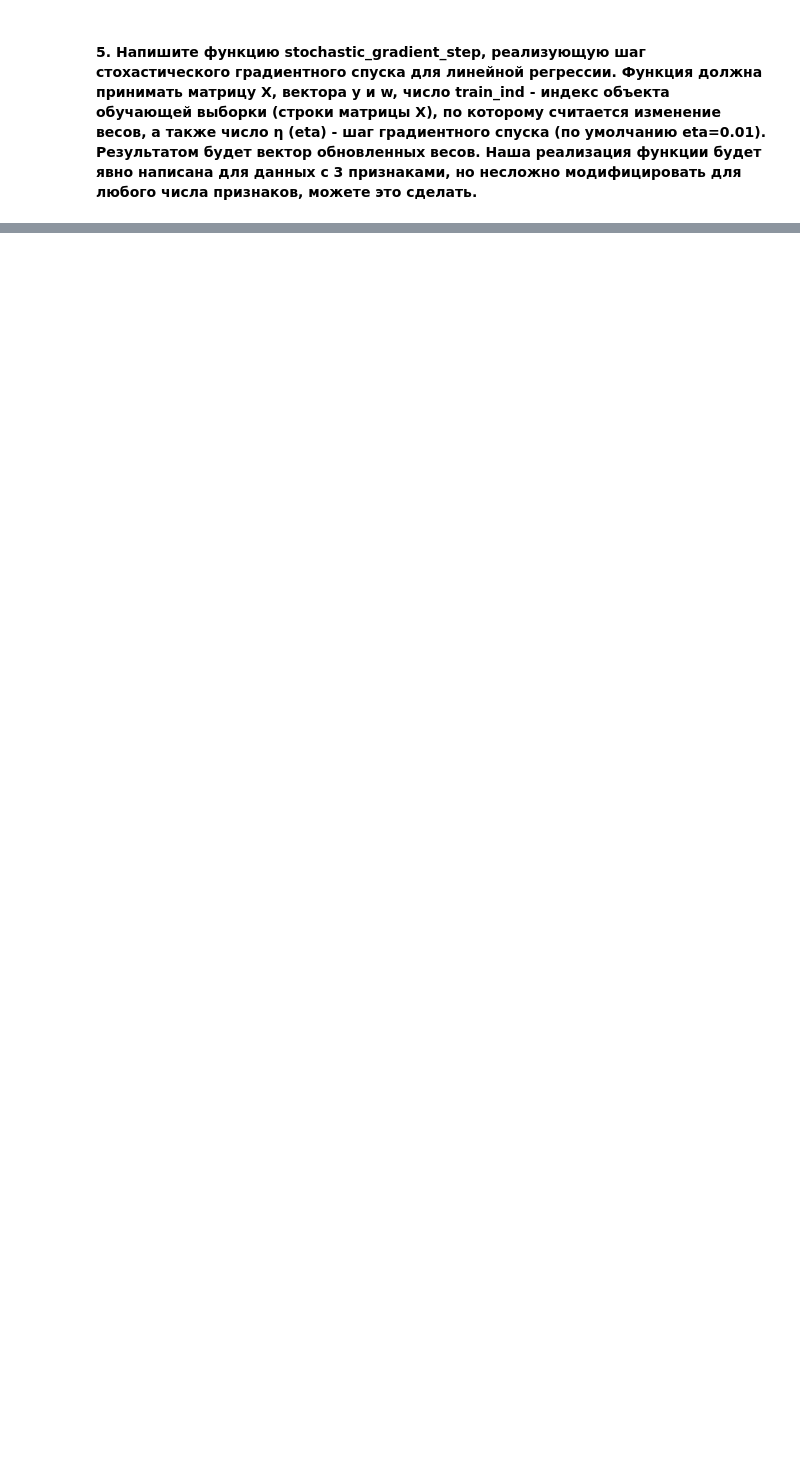
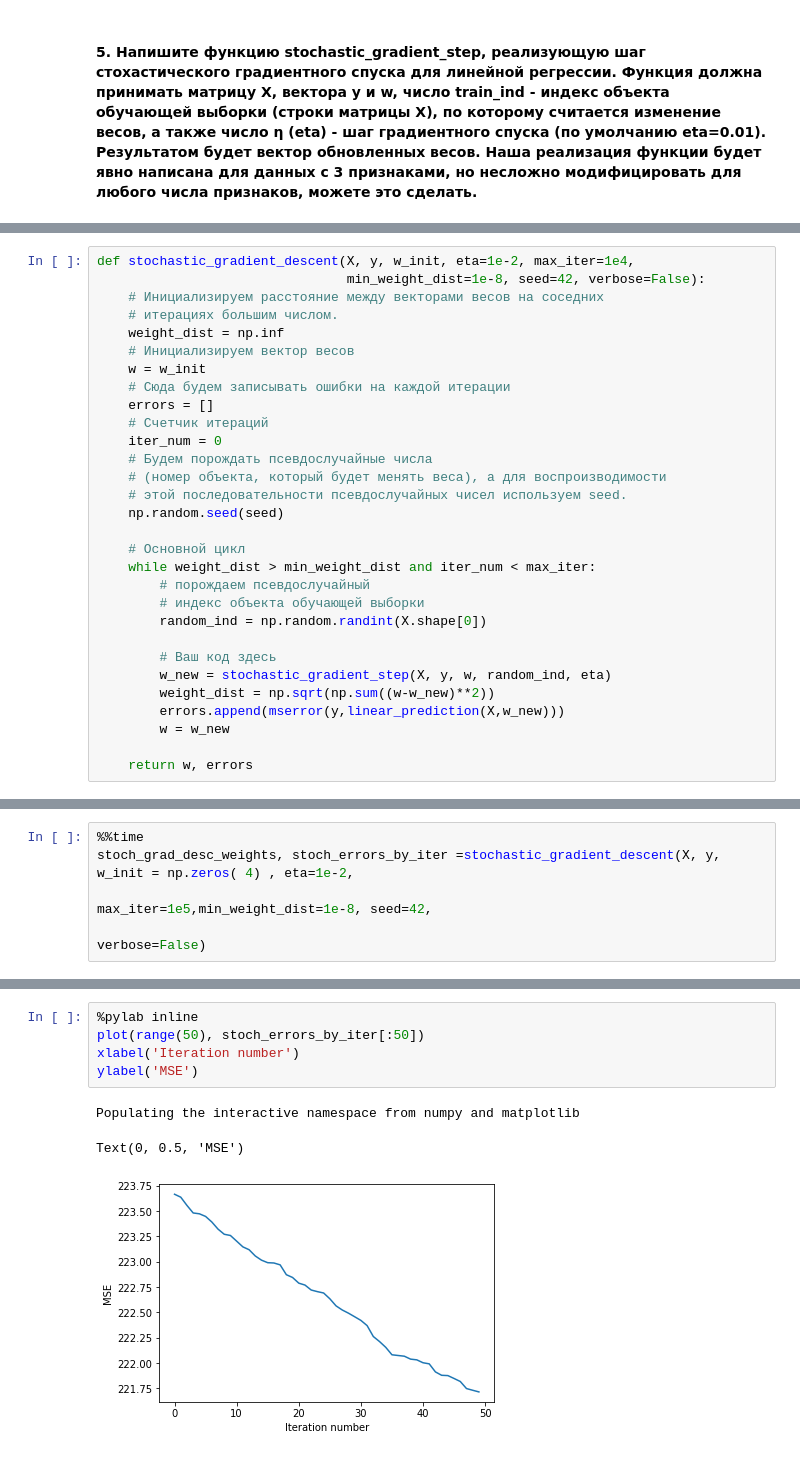
Before and after one commit to usernameShafr/Coursera, a Jupyter notebook: курс2/l2.ipynb, the cells around one changed output, grey strips where cells are left out. Cells and saved outputs as stored; diff of their text form; blank space fills up the shorter version.

```diff
--- a/курс2/l2.ipynb
+++ b/курс2/l2.ipynb
@@ -99,0 +127,30 @@ print(round(answer3, 3))
+# %%
+def stochastic_gradient_descent(X, y, w_init, eta=1e-2, max_iter=1e4,
+                                min_weight_dist=1e-8, seed=42, verbose=False):
+    # Инициализируем расстояние между векторами весов на соседних
+    # итерациях большим числом.
+    weight_dist = np.inf
+    # Инициализируем вектор весов
+    w = w_init
+    # Сюда будем записывать ошибки на каждой итерации
+    errors = []
+    # Счетчик итераций
+    iter_num = 0
+    # Будем порождать псевдослучайные числа
+    # (номер объекта, который будет менять веса), а для воспроизводимости
+    # этой последовательности псевдослучайных чисел используем seed.
+    np.random.seed(seed)
+
+    # Основной цикл
+    while weight_dist > min_weight_dist and iter_num < max_iter:
+        # порождаем псевдослучайный
+        # индекс объекта обучающей выборки
+        random_ind = np.random.randint(X.shape[0])
+
+        # Ваш код здесь
+        w_new = stochastic_gradient_step(X, y, w, random_ind, eta)
+        weight_dist = np.sqrt(np.sum((w-w_new)**2))
+        errors.append(mserror(y,linear_prediction(X,w_new)))
+        w = w_new
+
+    return w, errors
@@ -99,0 +163,5 @@ print(round(answer3, 3))
+# %%
+%%time
+stoch_grad_desc_weights, stoch_errors_by_iter =stochastic_gradient_descent(X, y, w_init = np.zeros( 4) , eta=1e-2,
+                                                                           max_iter=1e5,min_weight_dist=1e-8, seed=42,
+                                                                           verbose=False)
@@ -99,0 +172,9 @@ print(round(answer3, 3))
+# %%
+%pylab inline
+plot(range(50), stoch_errors_by_iter[:50])
+xlabel('Iteration number')
+ylabel('MSE')
+# %% [output]
+Populating the interactive namespace from numpy and matplotlib
+Text(0, 0.5, 'MSE')
+[figure, added]
```
Also changed, not shown: parts of 17 cells of this notebook.
